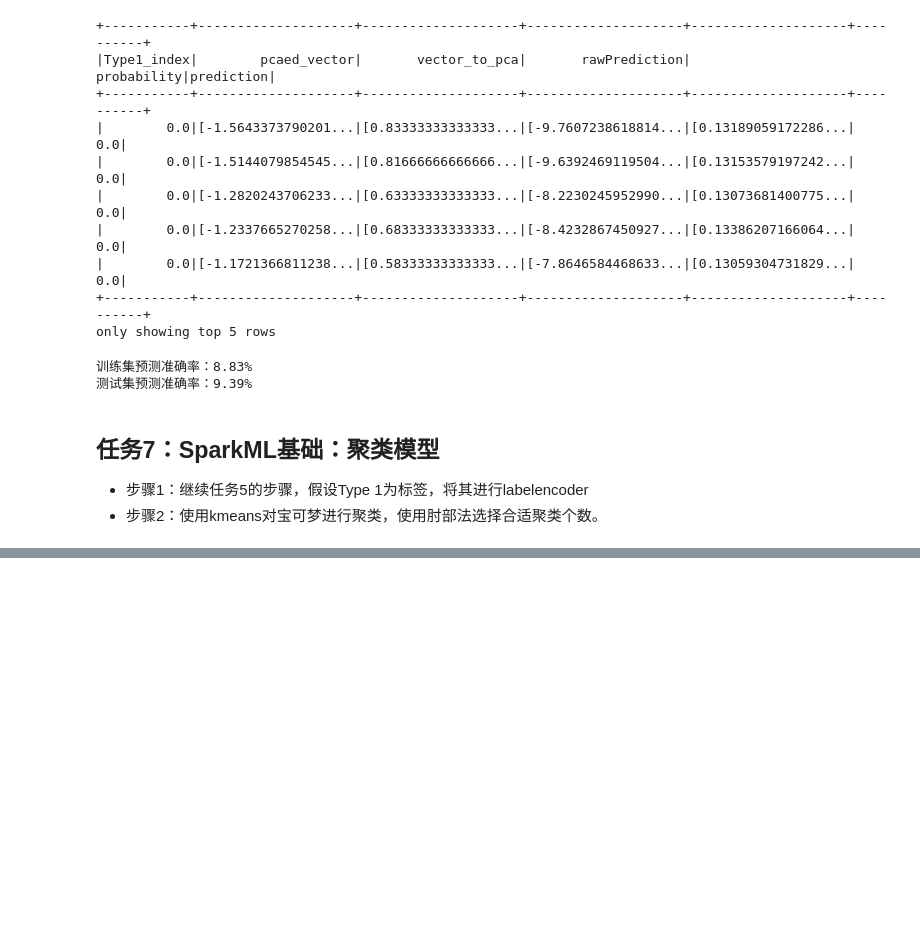
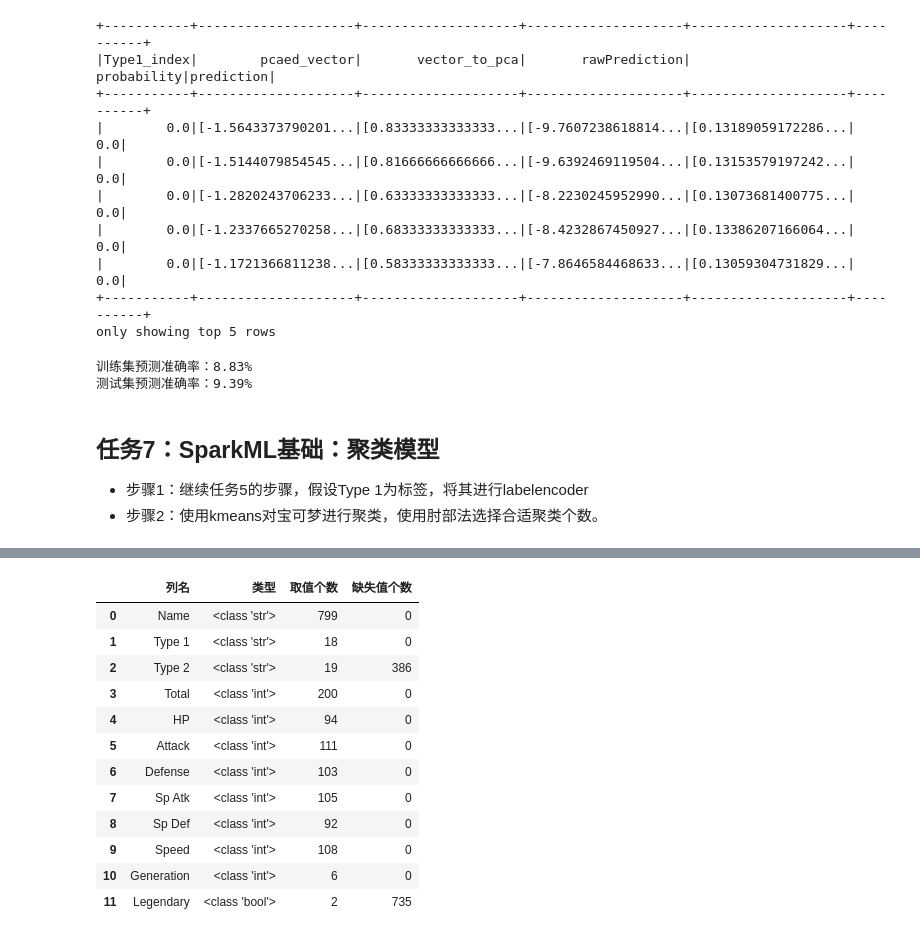
Before and after one commit to wzs30/Coggle_Spark_202203, a Jupyter notebook: my_spark.ipynb, the cells around one changed output, grey strips where cells are left out. Saved outputs shown, nothing was run; the diff lists cells and outputs as text; code cells hidden in the pictures; blank space fills up the shorter version.

```diff
--- a/my_spark.ipynb
+++ b/my_spark.ipynb
@@ -614,0 +664,6 @@ print(f"训练集预测准确率：{accu_train_bayes:.2%}\n测试集预测准确
+# %%
+# 将DataFrame格式数据转换为RDD格式
+rdd = df.rdd
+
+# 展示前5条数据
+rdd.take(5)
@@ -614,0 +676,33 @@ print(f"训练集预测准确率：{accu_train_bayes:.2%}\n测试集预测准确
+# %%
+# 统计每列的类型、取值个数、是否包含缺失值
+columns = rdd.top(1)[0].asDict().keys()
+list_col = []
+
+for c in columns:
+    # 类型
+    type_c = type(rdd.top(1)[0][c])
+    # 取值个数
+    cnt = rdd.groupBy(lambda x: x[c]).count()
+    # 缺失值个数
+    cntNone = rdd.count() - rdd.filter(lambda x: x[c]).count()
+    # 加到df里
+    dict_c = {'列名':c, '类型':type_c, '取值个数':cnt, '缺失值个数':cntNone}
+    # 加入列表
+    list_col.append(dict_c)
+
+df_des = pd.DataFrame(list_col)
+df_des
+# %% [output]
+|  | 列名 | 类型 | 取值个数 | 缺失值个数 |
+| 0 | Name | <class 'str'> | 799 | 0 |
+| 1 | Type 1 | <class 'str'> | 18 | 0 |
+| 2 | Type 2 | <class 'str'> | 19 | 386 |
+| 3 | Total | <class 'int'> | 200 | 0 |
+| 4 | HP | <class 'int'> | 94 | 0 |
+| 5 | Attack | <class 'int'> | 111 | 0 |
+| 6 | Defense | <class 'int'> | 103 | 0 |
+| 7 | Sp Atk | <class 'int'> | 105 | 0 |
+| 8 | Sp Def | <class 'int'> | 92 | 0 |
+| 9 | Speed | <class 'int'> | 108 | 0 |
+| 10 | Generation | <class 'int'> | 6 | 0 |
+| 11 | Legendary | <class 'bool'> | 2 | 735 |
```
Also changed, not shown: parts of 24 cells of this notebook, 2 other files.
